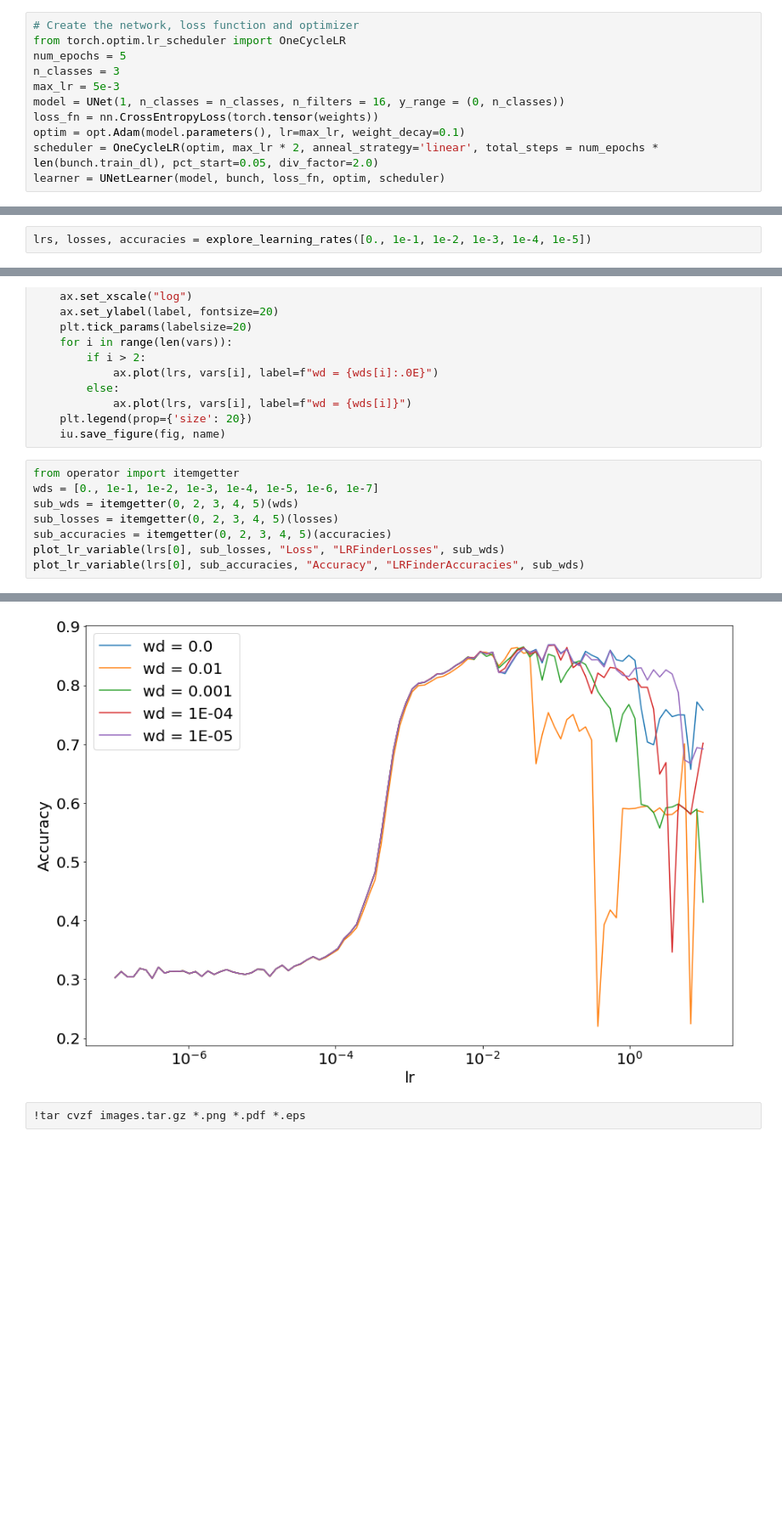
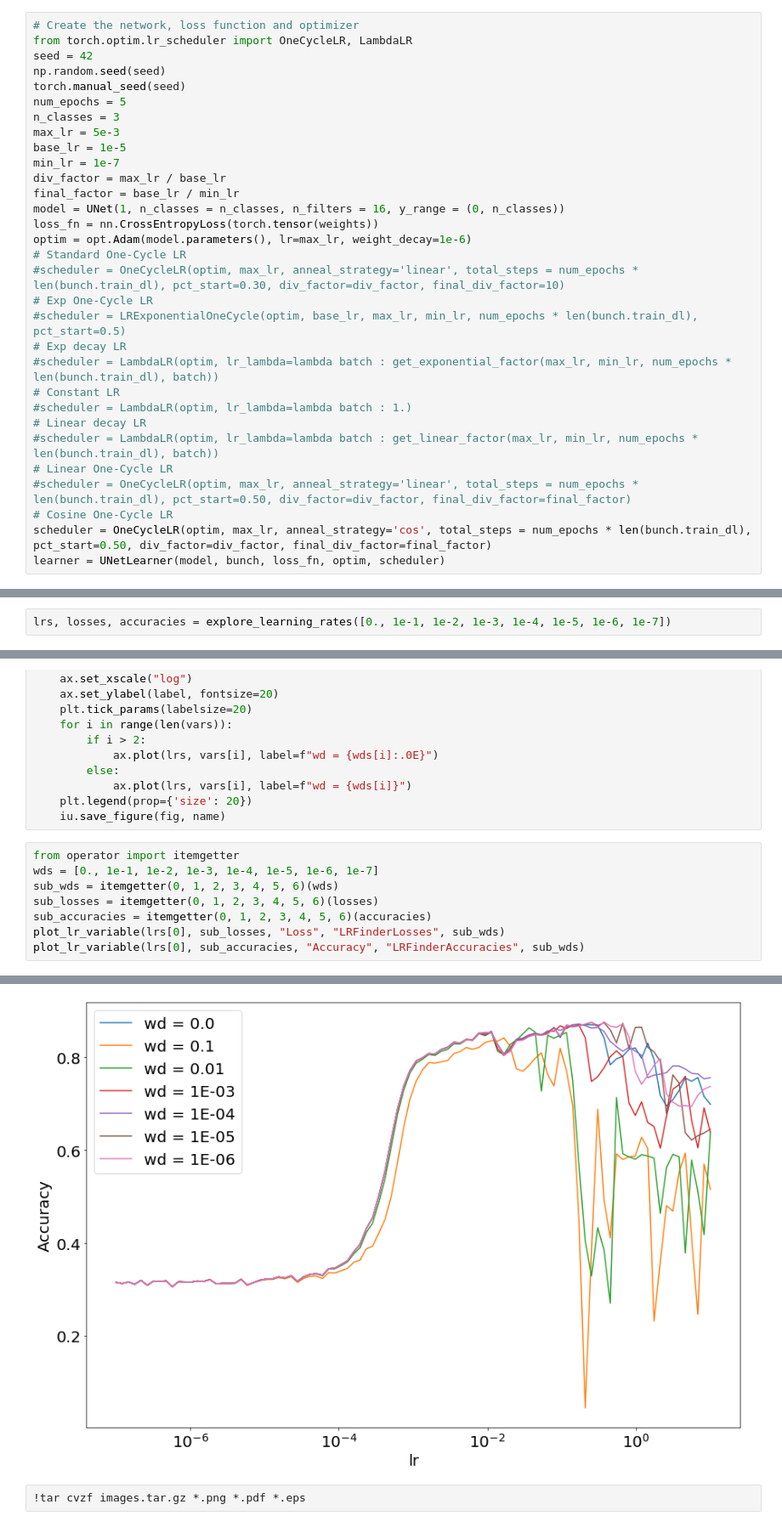
Before and after one commit to AndyChappell/SemanticSegmentation, a Jupyter notebook: dune_network.ipynb, the cells around one changed output, grey strips where cells are left out. Shown at 85% size. Saved outputs shown, nothing was run; the diff lists cells and outputs as text; blank space fills up the shorter version.

Commit message:
Add additional learning rate decay tests

```diff
--- a/dune_network.ipynb
+++ b/dune_network.ipynb
@@ -269,13 +305,33 @@ weights
 # %%
 # Create the network, loss function and optimizer
-from torch.optim.lr_scheduler import OneCycleLR
+from torch.optim.lr_scheduler import OneCycleLR, LambdaLR
+seed = 42
+np.random.seed(seed)
+torch.manual_seed(seed)
 num_epochs = 5
 n_classes = 3
 max_lr = 5e-3
+base_lr = 1e-5
+min_lr = 1e-7
+div_factor = max_lr / base_lr
+final_factor = base_lr / min_lr
 model = UNet(1, n_classes = n_classes, n_filters = 16, y_range = (0, n_classes))
 loss_fn = nn.CrossEntropyLoss(torch.tensor(weights))
-optim = opt.Adam(model.parameters(), lr=max_lr, weight_decay=0.1)
-scheduler = OneCycleLR(optim, max_lr * 2, anneal_strategy='linear', total_steps = num_epochs * len(bunch.train_dl), pct_start=0.05, div_factor=2.0)
+optim = opt.Adam(model.parameters(), lr=max_lr, weight_decay=1e-6)
+# Standard One-Cycle LR
+#scheduler = OneCycleLR(optim, max_lr, anneal_strategy='linear', total_steps = num_epochs * len(bunch.train_dl), pct_start=0.30, div_factor=div_factor, final_div_factor=10)
+# Exp One-Cycle LR
+#scheduler = LRExponentialOneCycle(optim, base_lr, max_lr, min_lr, num_epochs * len(bunch.train_dl), pct_start=0.5)
+# Exp decay LR
+#scheduler = LambdaLR(optim, lr_lambda=lambda batch : get_exponential_factor(max_lr, min_lr, num_epochs * len(bunch.train_dl), batch))
+# Constant LR
+#scheduler = LambdaLR(optim, lr_lambda=lambda batch : 1.)
+# Linear decay LR
+#scheduler = LambdaLR(optim, lr_lambda=lambda batch : get_linear_factor(max_lr, min_lr, num_epochs * len(bunch.train_dl), batch))
+# Linear One-Cycle LR
+#scheduler = OneCycleLR(optim, max_lr, anneal_strategy='linear', total_steps = num_epochs * len(bunch.train_dl), pct_start=0.50, div_factor=div_factor, final_div_factor=final_factor)
+# Cosine One-Cycle LR
+scheduler = OneCycleLR(optim, max_lr, anneal_strategy='cos', total_steps = num_epochs * len(bunch.train_dl), pct_start=0.50, div_factor=div_factor, final_div_factor=final_factor)
 learner = UNetLearner(model, bunch, loss_fn, optim, scheduler)
 # %%
 def explore_learning_rates(weight_decays):
@@ -296,4 +352,4 @@ def explore_learning_rates(weight_decays):
         accuracies.append(lr_finder.get_accuracies())
     return lrs, losses, accuracies
 # %%
-lrs, losses, accuracies = explore_learning_rates([0., 1e-1, 1e-2, 1e-3, 1e-4, 1e-5])
+lrs, losses, accuracies = explore_learning_rates([0., 1e-1, 1e-2, 1e-3, 1e-4, 1e-5, 1e-6, 1e-7])
@@ -355,9 +409,9 @@ def plot_lr_variable(lrs, vars, label, name, wds):
 # %%
 from operator import itemgetter
 wds = [0., 1e-1, 1e-2, 1e-3, 1e-4, 1e-5, 1e-6, 1e-7]
-sub_wds = itemgetter(0, 2, 3, 4, 5)(wds)
-sub_losses = itemgetter(0, 2, 3, 4, 5)(losses)
-sub_accuracies = itemgetter(0, 2, 3, 4, 5)(accuracies)
+sub_wds = itemgetter(0, 1, 2, 3, 4, 5, 6)(wds)
+sub_losses = itemgetter(0, 1, 2, 3, 4, 5, 6)(losses)
+sub_accuracies = itemgetter(0, 1, 2, 3, 4, 5, 6)(accuracies)
 plot_lr_variable(lrs[0], sub_losses, "Loss", "LRFinderLosses", sub_wds)
 plot_lr_variable(lrs[0], sub_accuracies, "Accuracy", "LRFinderAccuracies", sub_wds)
 # %% [output]
@@ -369,4 +423,4 @@ The PostScript backend does not support transparency; partially transparent arti
-[figure, old version]
+[figure, new version]
 # %%
 !tar cvzf images.tar.gz *.png *.pdf *.eps
 # %% [output]
```
Also changed, not shown: parts of 19 cells of this notebook.
